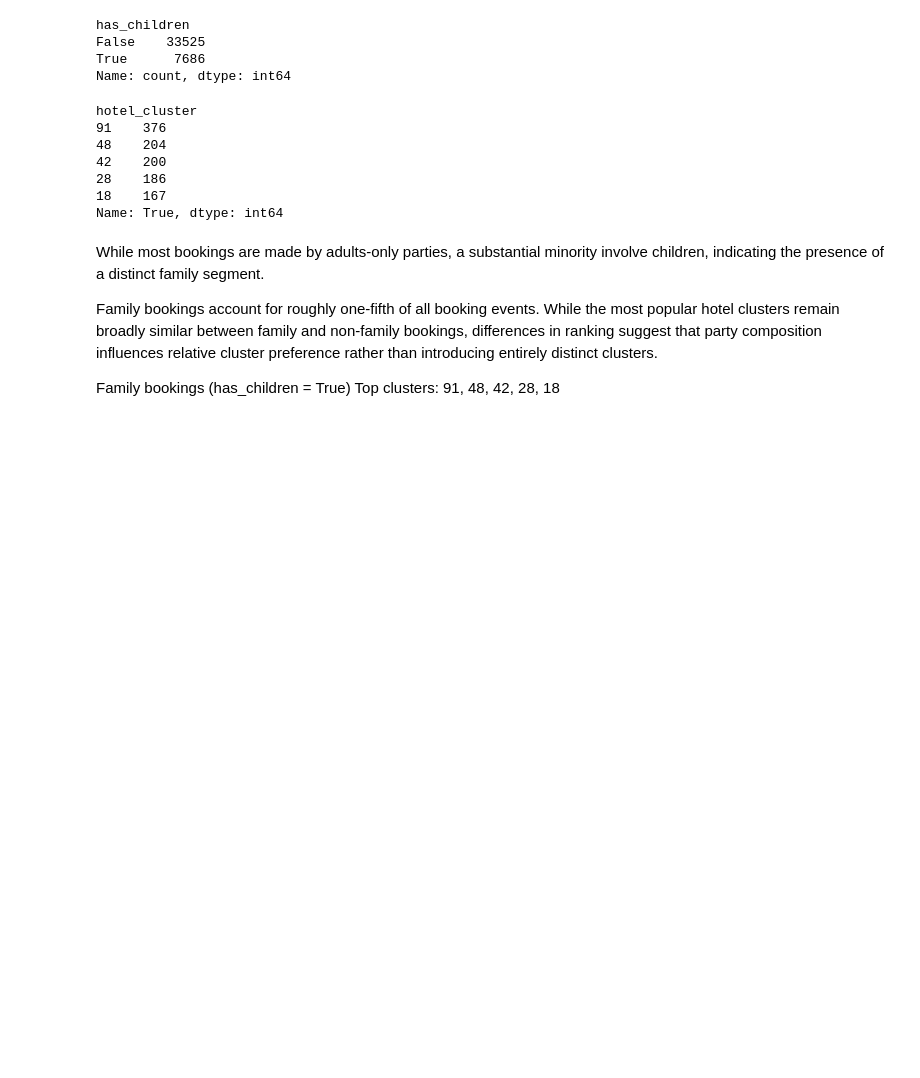
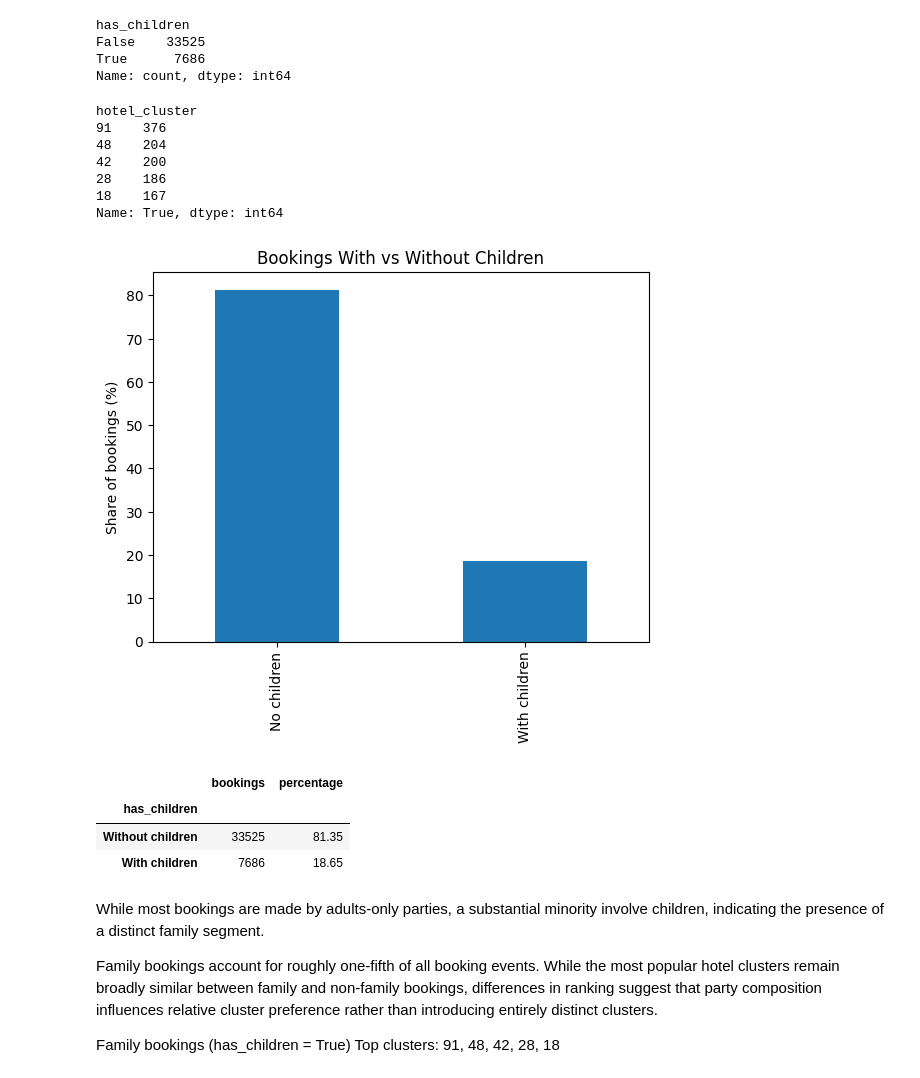
Before and after one commit to hallothere/ml_project, a Jupyter notebook: notebooks/EDA_expedia_sample.ipynb, the cells around one changed output. Drawn from its saved outputs; the diff is of its cells as text; code cells hidden in the pictures; blank space fills up the shorter version.

```diff
--- a/notebooks/EDA_expedia_sample.ipynb
+++ b/notebooks/EDA_expedia_sample.ipynb
@@ -242,6 +359,52 @@ hotel_cluster
 28    186
 18    167
 Name: True, dtype: int64
+# %%
+import matplotlib.pyplot as plt
+
+# create binary indicator
+df_bookings_large["has_children"] = df_bookings_large["srch_children_cnt"] > 0
+
+# count bookings
+children_counts = df_bookings_large["has_children"].value_counts(normalize=True) * 100
+children_counts = children_counts.rename({
+    False: "No children",
+    True: "With children"
+})
+
+# plot
+children_counts.plot(kind="bar")
+plt.title("Bookings With vs Without Children")
+plt.ylabel("Share of bookings (%)")
+plt.xlabel("")
+plt.show()
+# %% [output]
+[figure, added]
+# %%
+# create a binary indicator
+df_bookings_large["has_children"] = df_bookings_large["srch_children_cnt"] > 0
+
+# absolute counts
+counts = df_bookings_large["has_children"].value_counts()
+
+# percentages
+percentages = df_bookings_large["has_children"].value_counts(normalize=True) * 100
+
+# combine into one table
+summary = (
+    pd.DataFrame({
+        "bookings": counts,
+        "percentage": percentages.round(2)
+    })
+    .rename(index={False: "Without children", True: "With children"})
+)
+
+summary
+# %% [output]
+|  | bookings | percentage |
+| has_children |  |  |
+| Without children | 33525 | 81.35 |
+| With children | 7686 | 18.65 |
 # %% [markdown]
 While most bookings are made by adults-only parties, a substantial minority involve children, indicating the presence of a distinct family segment.
 
```
Also changed, not shown: parts of 8 cells of this notebook.
